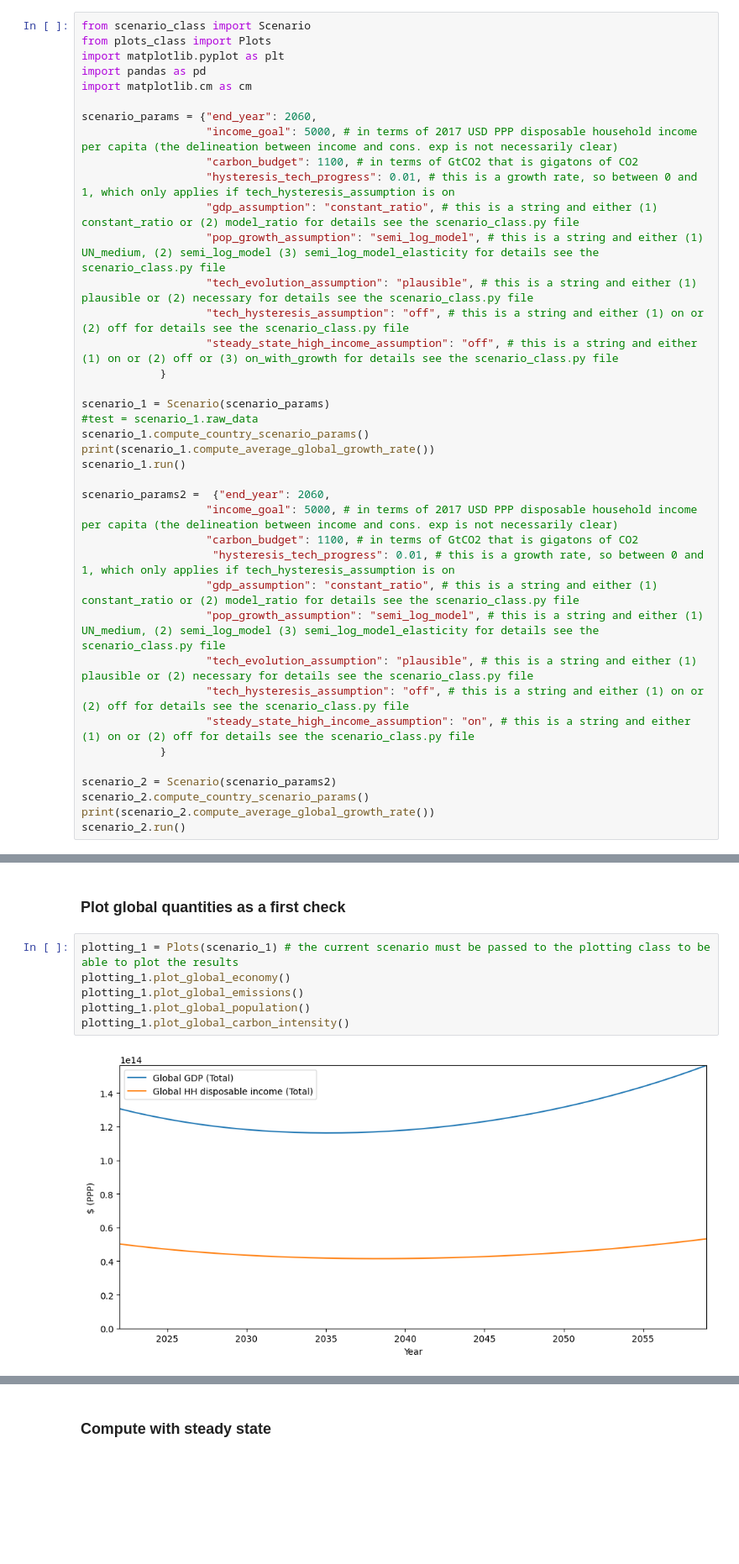
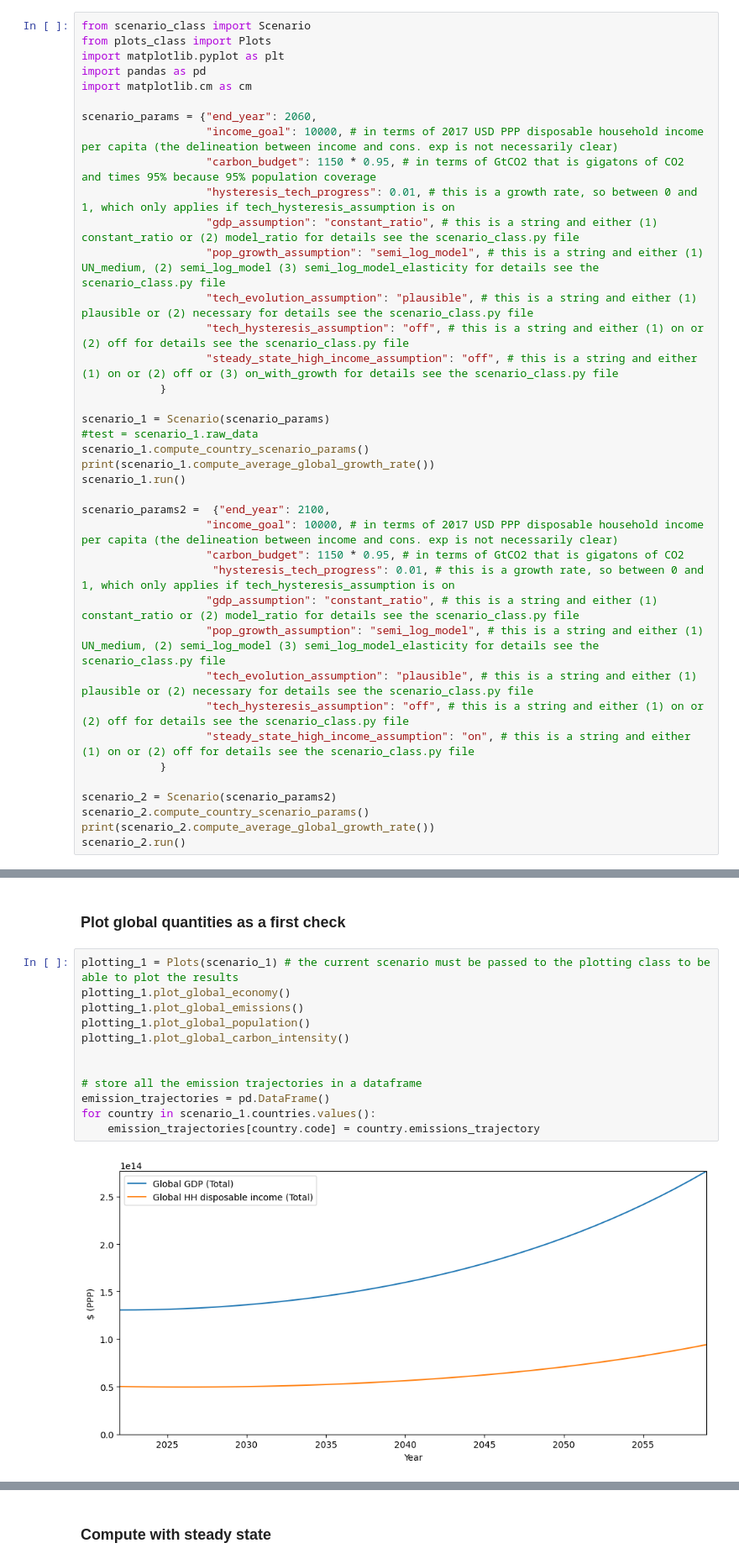
Before and after one commit to yannickoswald/convergence, a Jupyter notebook: run_scenario.ipynb, the cells around one changed output, grey strips where cells are left out. Shown at 84% size. Saved outputs shown, nothing was run; the diff lists cells and outputs as text; blank space fills up the shorter version.

```diff
--- a/run_scenario.ipynb
+++ b/run_scenario.ipynb
@@ -6,8 +6,8 @@ import pandas as pd
 import matplotlib.cm as cm
 
 scenario_params = {"end_year": 2060,
-                   "income_goal": 5000, # in terms of 2017 USD PPP disposable household income per capita (the delineation between income and cons. exp is not necessarily clear)
-                   "carbon_budget": 1100, # in terms of GtCO2 that is gigatons of CO2
+                   "income_goal": 10000, # in terms of 2017 USD PPP disposable household income per capita (the delineation between income and cons. exp is not necessarily clear)
+                   "carbon_budget": 1150 * 0.95, # in terms of GtCO2 that is gigatons of CO2   and times 95% because 95% population coverage
                    "hysteresis_tech_progress": 0.01, # this is a growth rate, so between 0 and 1, which only applies if tech_hysteresis_assumption is on
                    "gdp_assumption": "constant_ratio", # this is a string and either (1) constant_ratio or (2) model_ratio for details see the scenario_class.py file
                    "pop_growth_assumption": "semi_log_model", # this is a string and either (1) UN_medium, (2) semi_log_model (3) semi_log_model_elasticity for details see the scenario_class.py file
@@ -22,9 +22,9 @@ scenario_1.compute_country_scenario_params()
 print(scenario_1.compute_average_global_growth_rate())
 scenario_1.run()
 
-scenario_params2 =  {"end_year": 2060,
-                   "income_goal": 5000, # in terms of 2017 USD PPP disposable household income per capita (the delineation between income and cons. exp is not necessarily clear)
-                   "carbon_budget": 1100, # in terms of GtCO2 that is gigatons of CO2
+scenario_params2 =  {"end_year": 2100,
+                   "income_goal": 10000, # in terms of 2017 USD PPP disposable household income per capita (the delineation between income and cons. exp is not necessarily clear)
+                   "carbon_budget": 1150 * 0.95, # in terms of GtCO2 that is gigatons of CO2
                     "hysteresis_tech_progress": 0.01, # this is a growth rate, so between 0 and 1, which only applies if tech_hysteresis_assumption is on
                    "gdp_assumption": "constant_ratio", # this is a string and either (1) constant_ratio or (2) model_ratio for details see the scenario_class.py file
                    "pop_growth_assumption": "semi_log_model", # this is a string and either (1) UN_medium, (2) semi_log_model (3) semi_log_model_elasticity for details see the scenario_class.py file
@@ -45,8 +45,14 @@ scenario_2.run()
 # %%
 plotting_1 = Plots(scenario_1) # the current scenario must be passed to the plotting class to be able to plot the results
 plotting_1.plot_global_economy()
 plotting_1.plot_global_emissions()
 plotting_1.plot_global_population()
 plotting_1.plot_global_carbon_intensity()
+
+
+# store all the emission trajectories in a dataframe
+emission_trajectories = pd.DataFrame()
+for country in scenario_1.countries.values():
+    emission_trajectories[country.code] = country.emissions_trajectory
 # %% [output]
-[figure, old version]
+[figure, new version]
```
Also changed, not shown: parts of 7 cells of this notebook, 8 other files.
